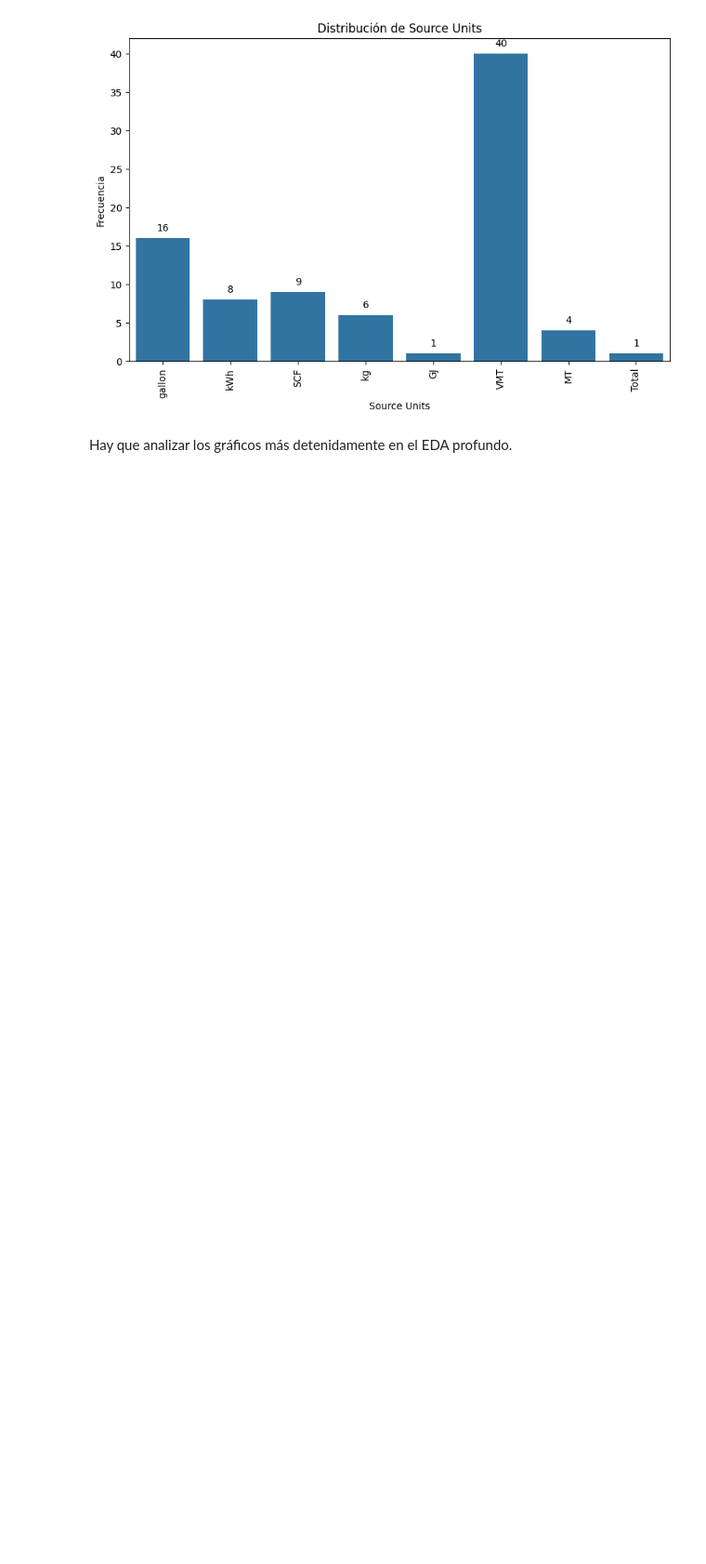
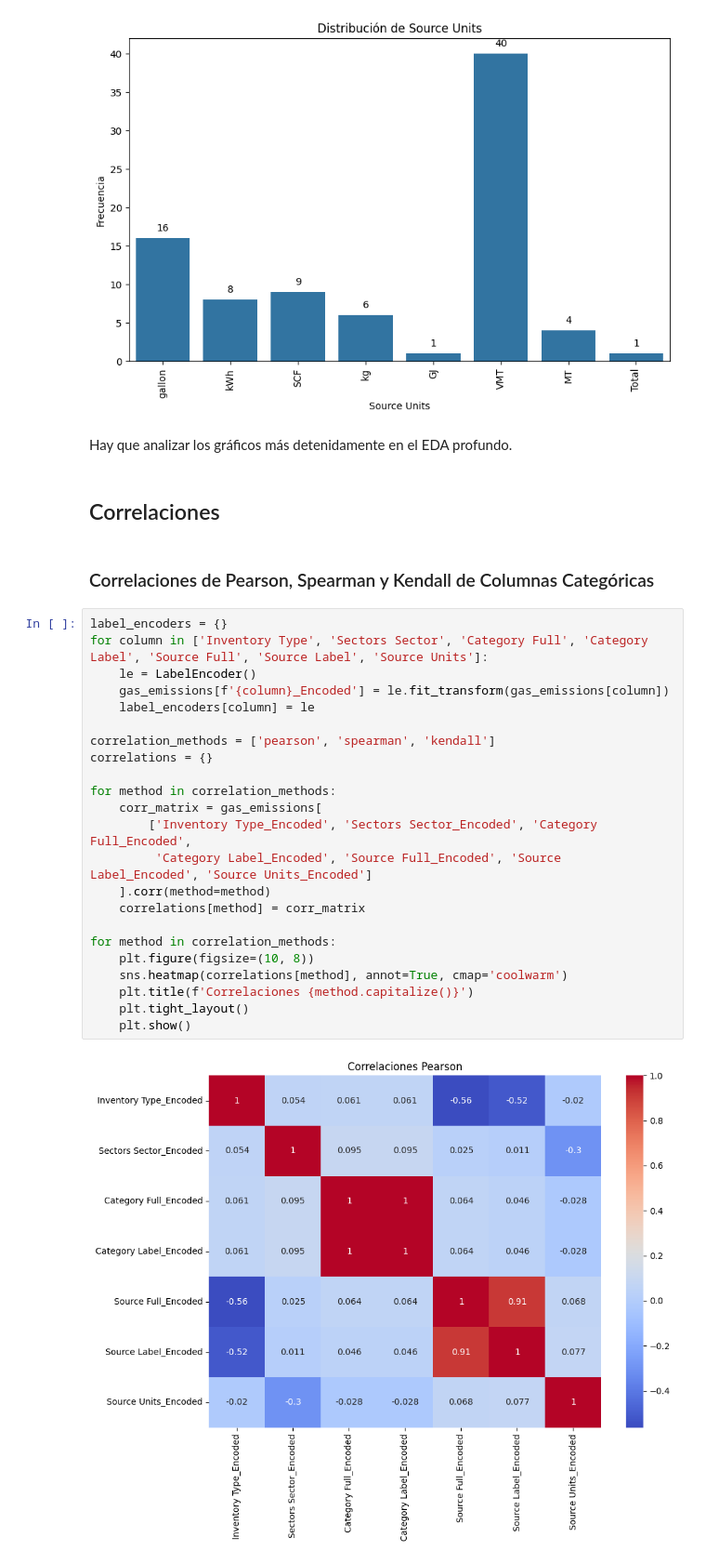
Before and after one commit to lmunozm1702/taxi_electrico_nyc, a Jupyter notebook: EDA/EDA-Calidad_de_Gas_Emissions.ipynb, the cells around one changed output. Shown at 93% size. Drawn from its saved outputs; the diff is of its cells as text; blank space fills up the shorter version.

Commit message:
Se crea el grafico de correlacion entre las columnas categoricas

```diff
--- a/EDA/EDA-Calidad_de_Gas_Emissions.ipynb
+++ b/EDA/EDA-Calidad_de_Gas_Emissions.ipynb
@@ -355,3 +355,32 @@ for columna in columnas_categoricas:
 [figure]
 # %% [markdown]
 Hay que analizar los gráficos más detenidamente en el EDA profundo.
+# %% [markdown]
+## Correlaciones
+# %% [markdown]
+### Correlaciones de Pearson, Spearman y Kendall de Columnas Categóricas
+# %%
+label_encoders = {}
+for column in ['Inventory Type', 'Sectors Sector', 'Category Full', 'Category Label', 'Source Full', 'Source Label', 'Source Units']:
+    le = LabelEncoder()
+    gas_emissions[f'{column}_Encoded'] = le.fit_transform(gas_emissions[column])
+    label_encoders[column] = le
+
+correlation_methods = ['pearson', 'spearman', 'kendall']
+correlations = {}
+
+for method in correlation_methods:
+    corr_matrix = gas_emissions[
+        ['Inventory Type_Encoded', 'Sectors Sector_Encoded', 'Category Full_Encoded',
+         'Category Label_Encoded', 'Source Full_Encoded', 'Source Label_Encoded', 'Source Units_Encoded']
+    ].corr(method=method)
+    correlations[method] = corr_matrix
+
+for method in correlation_methods:
+    plt.figure(figsize=(10, 8))
+    sns.heatmap(correlations[method], annot=True, cmap='coolwarm')
+    plt.title(f'Correlaciones {method.capitalize()}')
+    plt.tight_layout()
+    plt.show()
+# %% [output]
+[figure, added]
```
Also changed, not shown: parts of 4 cells of this notebook.
